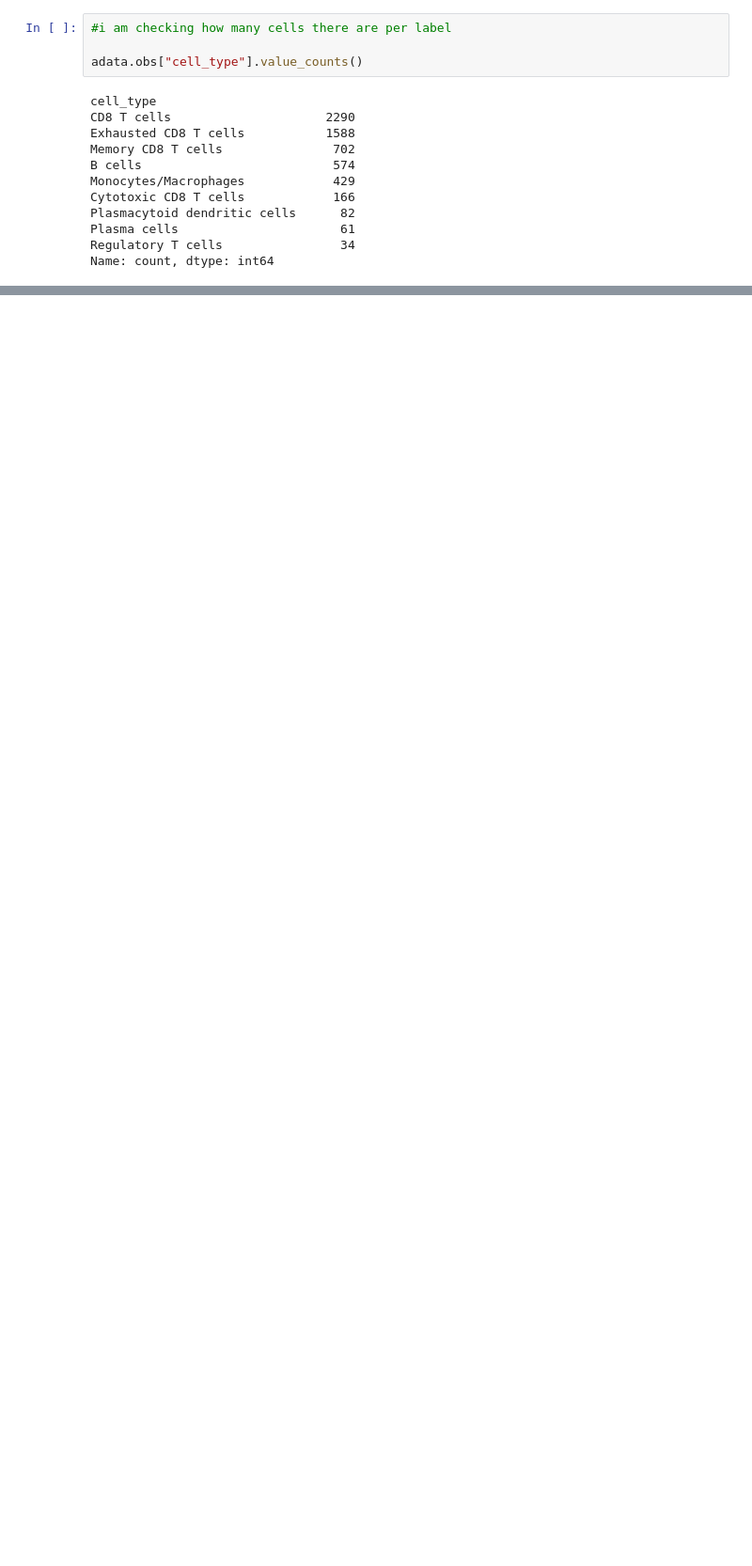
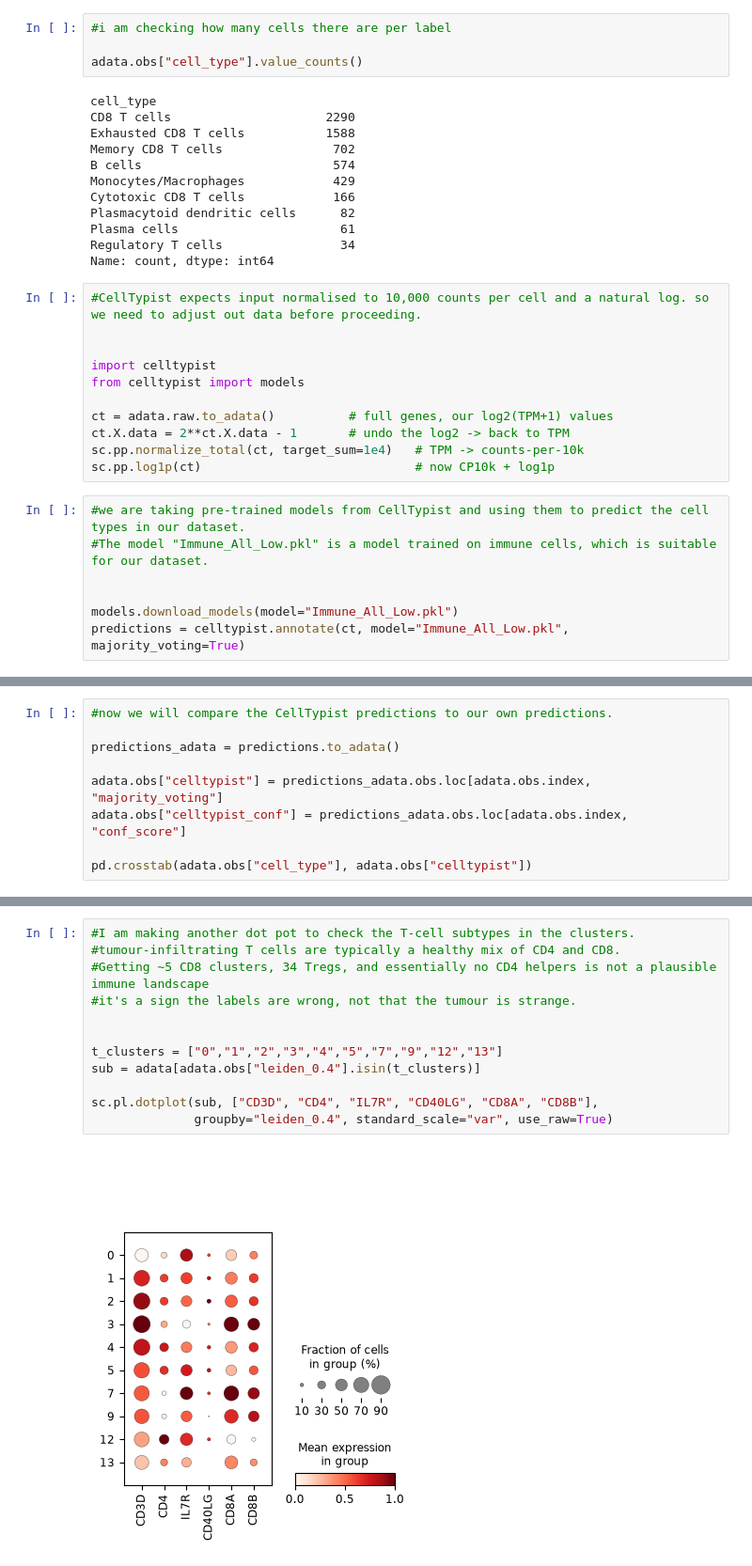
Before and after one commit to ZoeTamar-bio/technion_internship, a Jupyter notebook: 02_Annotation.ipynb, the cells around one changed output, grey strips where cells are left out. Shown at 94% size. Cells and saved outputs as stored; diff of their text form; blank space fills up the shorter version.

Commit message:
Part 2: manual annotations with different resolutions, cross-checking with CellTypist

```diff
--- a/02_Annotation.ipynb
+++ b/02_Annotation.ipynb
@@ -223,3 +223,21 @@ Plasmacytoid dendritic cells      82
 Plasma cells                      61
 Regulatory T cells                34
 Name: count, dtype: int64
+# %%
+#CellTypist expects input normalised to 10,000 counts per cell and a natural log. so we need to adjust out data before proceeding.
+
+
+import celltypist
+from celltypist import models
+
+ct = adata.raw.to_adata()          # full genes, our log2(TPM+1) values
+ct.X.data = 2**ct.X.data - 1       # undo the log2 -> back to TPM
+sc.pp.normalize_total(ct, target_sum=1e4)   # TPM -> counts-per-10k
+sc.pp.log1p(ct)                             # now CP10k + log1p
+# %%
+#we are taking pre-trained models from CellTypist and using them to predict the cell types in our dataset.
+#The model "Immune_All_Low.pkl" is a model trained on immune cells, which is suitable for our dataset.
+
+
+models.download_models(model="Immune_All_Low.pkl")
+predictions = celltypist.annotate(ct, model="Immune_All_Low.pkl", majority_voting=True)
@@ -225,0 +260,9 @@ Name: count, dtype: int64
+# %%
+#now we will compare the CellTypist predictions to our own predictions.
+
+predictions_adata = predictions.to_adata()
+
+adata.obs["celltypist"] = predictions_adata.obs.loc[adata.obs.index, "majority_voting"]
+adata.obs["celltypist_conf"] = predictions_adata.obs.loc[adata.obs.index, "conf_score"]
+
+pd.crosstab(adata.obs["cell_type"], adata.obs["celltypist"])
@@ -225,0 +281,14 @@ Name: count, dtype: int64
+# %%
+#I am making another dot pot to check the T-cell subtypes in the clusters.
+#tumour-infiltrating T cells are typically a healthy mix of CD4 and CD8.
+#Getting ~5 CD8 clusters, 34 Tregs, and essentially no CD4 helpers is not a plausible immune landscape
+#it's a sign the labels are wrong, not that the tumour is strange.
+
+
+t_clusters = ["0","1","2","3","4","5","7","9","12","13"]
+sub = adata[adata.obs["leiden_0.4"].isin(t_clusters)]
+
+sc.pl.dotplot(sub, ["CD3D", "CD4", "IL7R", "CD40LG", "CD8A", "CD8B"],
+              groupby="leiden_0.4", standard_scale="var", use_raw=True)
+# %% [output]
+[figure, added]
```
Also changed, not shown: parts of 7 cells of this notebook.
